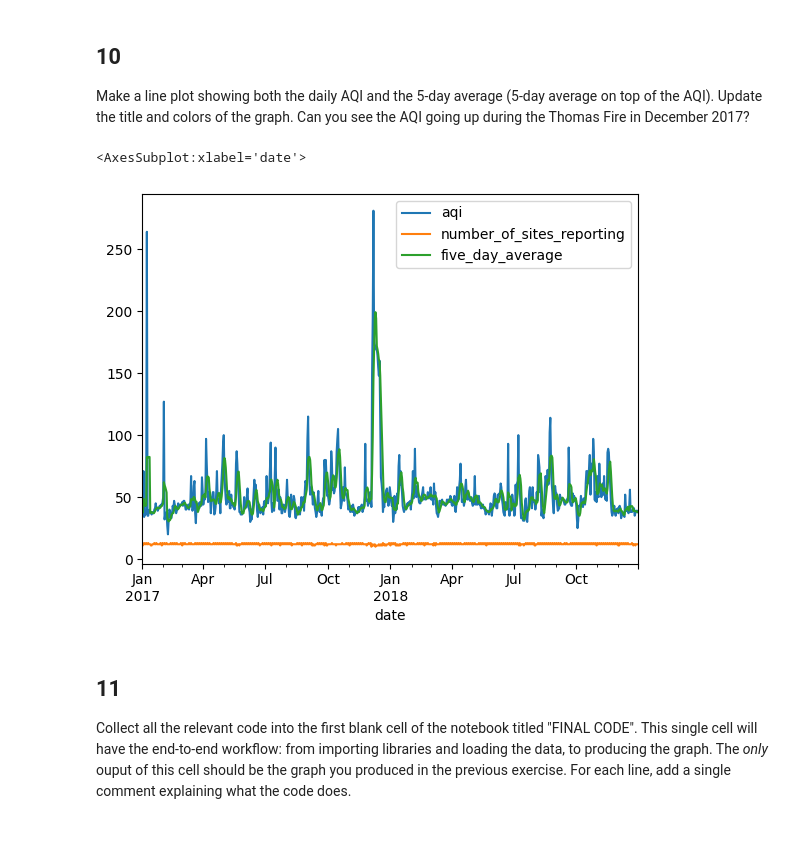
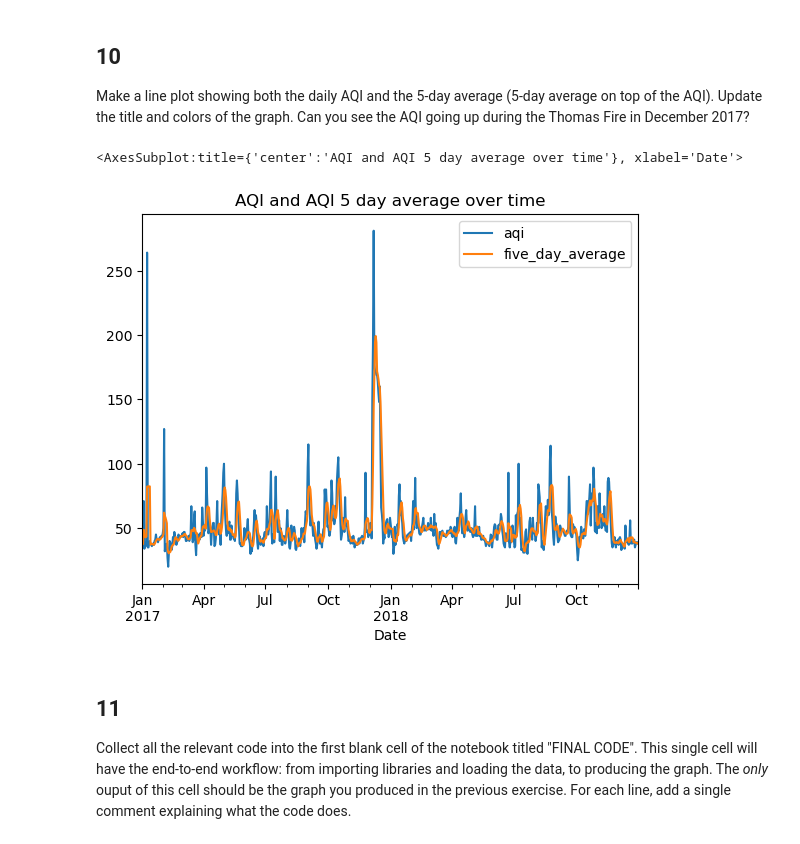
Before and after one commit to h-hahn/eds220-hwk-2, a Jupyter notebook: hwk2-task2-aqi.ipynb, the cells around one changed output. Drawn from its saved outputs; the diff is of its cells as text; code cells hidden in the pictures.

```diff
--- a/hwk2-task2-aqi.ipynb
+++ b/hwk2-task2-aqi.ipynb
@@ -275,14 +190,13 @@ aqi_sb.head()
 ## 10
 Make a line plot showing both the daily AQI and the 5-day average (5-day average on top of the AQI). Update the title and colors of the graph. Can you see the AQI going up during the Thomas Fire in December 2017?
 # %%
-# import matplotlib.pyplot
-import matplotlib.pyplot as plt
-
 # plot daily AQI and 5-day average
-aqi_sb.plot()
+aqi_sb.plot(y = ['aqi', 'five_day_average'],
+            xlabel = 'Date',
+            title = 'AQI and AQI 5 day average over time')
 # %% [output]
-<AxesSubplot:xlabel='date'>
+<AxesSubplot:title={'center':'AQI and AQI 5 day average over time'}, xlabel='Date'>
-[figure, old version]
+[figure, new version]
 # %% [markdown]
 ## 11
 
```
Also changed, not shown: parts of 12 cells of this notebook, 1 other file.
